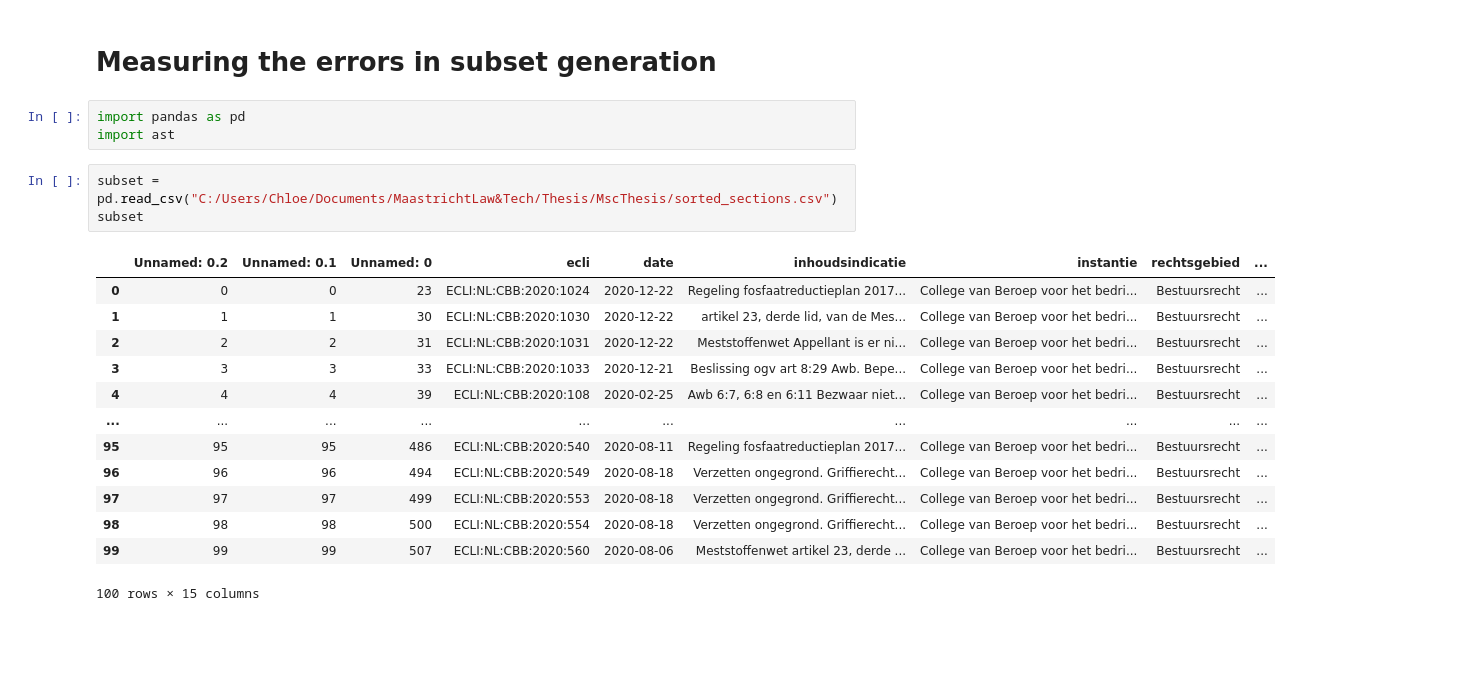
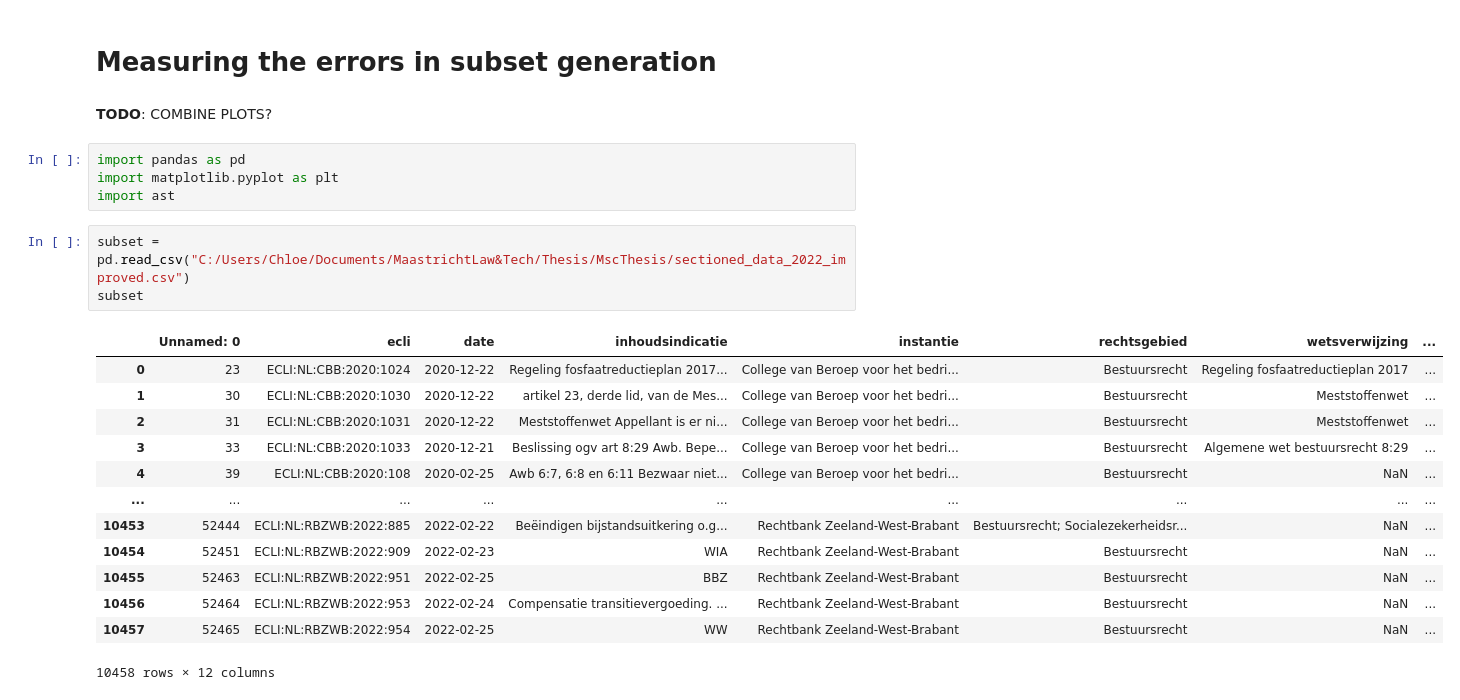
Before and after one commit to ChloeCro/MscThesis, a Jupyter notebook: SRS/Error_rates.ipynb, the cells around one changed output. Saved outputs shown, nothing was run; the diff lists cells and outputs as text; blank space fills up the shorter version.

```diff
--- a/SRS/Error_rates.ipynb
+++ b/SRS/Error_rates.ipynb
@@ -1,22 +1,25 @@
 # %% [markdown]
 # Measuring the errors in subset generation
+# %% [markdown]
+__TODO__: COMBINE PLOTS?
 # %%
 import pandas as pd
+import matplotlib.pyplot as plt
 import ast
 # %%
-subset = pd.read_csv("C:/Users/Chloe/Documents/MaastrichtLaw&Tech/Thesis/MscThesis/sorted_sections.csv")
+subset = pd.read_csv("C:/Users/Chloe/Documents/MaastrichtLaw&Tech/Thesis/MscThesis/sectioned_data_2022_improved.csv")
 subset
 # %% [output]
-|  | Unnamed: 0.2 | Unnamed: 0.1 | Unnamed: 0 | ecli | date | inhoudsindicatie | instantie | rechtsgebied | ... |
-| 0 | 0 | 0 | 23 | ECLI:NL:CBB:2020:1024 | 2020-12-22 | Regeling fosfaatreductieplan 2017... | College van Beroep voor het bedri... | Bestuursrecht | ... |
-| 1 | 1 | 1 | 30 | ECLI:NL:CBB:2020:1030 | 2020-12-22 | artikel 23, derde lid, van de Mes... | College van Beroep voor het bedri... | Bestuursrecht | ... |
-| 2 | 2 | 2 | 31 | ECLI:NL:CBB:2020:1031 | 2020-12-22 | Meststoffenwet Appellant is er ni... | College van Beroep voor het bedri... | Bestuursrecht | ... |
-| 3 | 3 | 3 | 33 | ECLI:NL:CBB:2020:1033 | 2020-12-21 | Beslissing ogv art 8:29 Awb. Bepe... | College van Beroep voor het bedri... | Bestuursrecht | ... |
-| 4 | 4 | 4 | 39 | ECLI:NL:CBB:2020:108 | 2020-02-25 | Awb 6:7, 6:8 en 6:11 Bezwaar niet... | College van Beroep voor het bedri... | Bestuursrecht | ... |
-| ... | ... | ... | ... | ... | ... | ... | ... | ... | ... |
-| 95 | 95 | 95 | 486 | ECLI:NL:CBB:2020:540 | 2020-08-11 | Regeling fosfaatreductieplan 2017... | College van Beroep voor het bedri... | Bestuursrecht | ... |
-| 96 | 96 | 96 | 494 | ECLI:NL:CBB:2020:549 | 2020-08-18 | Verzetten ongegrond. Griffierecht... | College van Beroep voor het bedri... | Bestuursrecht | ... |
-| 97 | 97 | 97 | 499 | ECLI:NL:CBB:2020:553 | 2020-08-18 | Verzetten ongegrond. Griffierecht... | College van Beroep voor het bedri... | Bestuursrecht | ... |
-| 98 | 98 | 98 | 500 | ECLI:NL:CBB:2020:554 | 2020-08-18 | Verzetten ongegrond. Griffierecht... | College van Beroep voor het bedri... | Bestuursrecht | ... |
-| 99 | 99 | 99 | 507 | ECLI:NL:CBB:2020:560 | 2020-08-06 | Meststoffenwet artikel 23, derde ... | College van Beroep voor het bedri... | Bestuursrecht | ... |
+|  | Unnamed: 0 | ecli | date | inhoudsindicatie | instantie | rechtsgebied | wetsverwijzing | ... |
+| 0 | 23 | ECLI:NL:CBB:2020:1024 | 2020-12-22 | Regeling fosfaatreductieplan 2017... | College van Beroep voor het bedri... | Bestuursrecht | Regeling fosfaatreductieplan 2017 | ... |
+| 1 | 30 | ECLI:NL:CBB:2020:1030 | 2020-12-22 | artikel 23, derde lid, van de Mes... | College van Beroep voor het bedri... | Bestuursrecht | Meststoffenwet | ... |
+| 2 | 31 | ECLI:NL:CBB:2020:1031 | 2020-12-22 | Meststoffenwet Appellant is er ni... | College van Beroep voor het bedri... | Bestuursrecht | Meststoffenwet | ... |
+| 3 | 33 | ECLI:NL:CBB:2020:1033 | 2020-12-21 | Beslissing ogv art 8:29 Awb. Bepe... | College van Beroep voor het bedri... | Bestuursrecht | Algemene wet bestuursrecht 8:29 | ... |
+| 4 | 39 | ECLI:NL:CBB:2020:108 | 2020-02-25 | Awb 6:7, 6:8 en 6:11 Bezwaar niet... | College van Beroep voor het bedri... | Bestuursrecht | NaN | ... |
+| ... | ... | ... | ... | ... | ... | ... | ... | ... |
+| 10453 | 52444 | ECLI:NL:RBZWB:2022:885 | 2022-02-22 | Beëindigen bijstandsuitkering o.g... | Rechtbank Zeeland-West-Brabant | Bestuursrecht; Socialezekerheidsr... | NaN | ... |
+| 10454 | 52451 | ECLI:NL:RBZWB:2022:909 | 2022-02-23 | WIA | Rechtbank Zeeland-West-Brabant | Bestuursrecht | NaN | ... |
+| 10455 | 52463 | ECLI:NL:RBZWB:2022:951 | 2022-02-25 | BBZ | Rechtbank Zeeland-West-Brabant | Bestuursrecht | NaN | ... |
+| 10456 | 52464 | ECLI:NL:RBZWB:2022:953 | 2022-02-24 | Compensatie transitievergoeding. ... | Rechtbank Zeeland-West-Brabant | Bestuursrecht | NaN | ... |
+| 10457 | 52465 | ECLI:NL:RBZWB:2022:954 | 2022-02-25 | WW | Rechtbank Zeeland-West-Brabant | Bestuursrecht | NaN | ... |
-100 rows × 15 columns
+10458 rows × 12 columns
```
Also changed, not shown: parts of 14 cells of this notebook, 5 other files.
